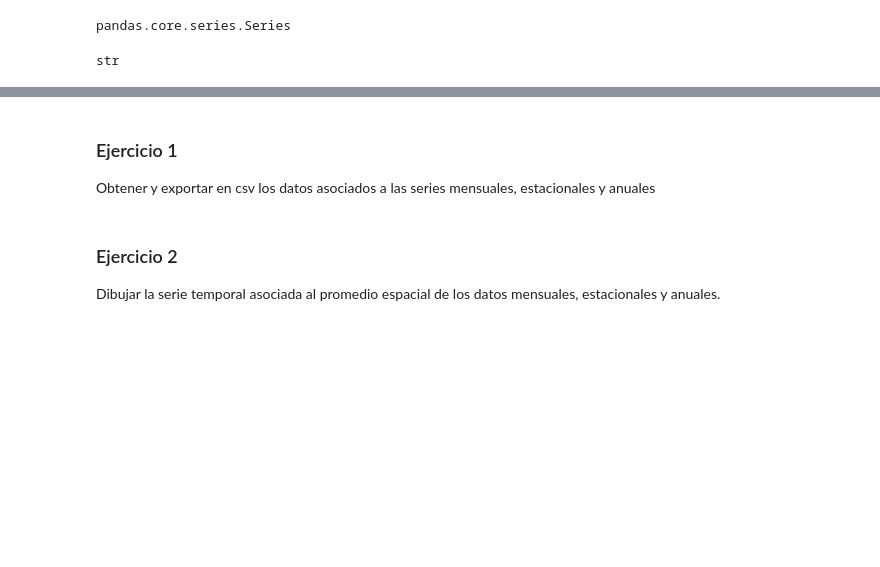
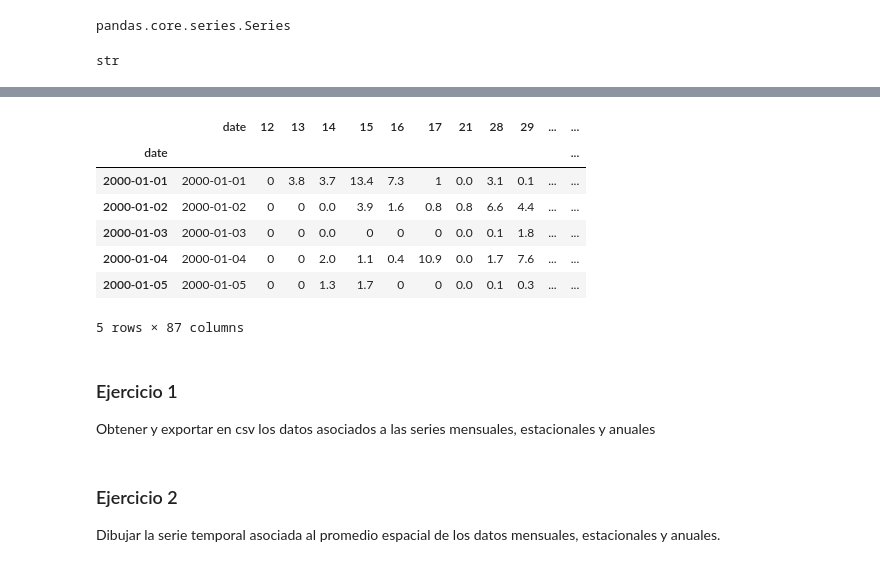
Before and after one commit to yerartdev/uc-m1967-mdsi, a Jupyter notebook: d8/TareaPandas.ipynb, the cells around one changed output, grey strips where cells are left out. Cells and saved outputs as stored; diff of their text form; code cells hidden in the pictures; blank space fills up the shorter version.

Commit message:
Tarea Pandas - series de precipitación, conversión de date a pandas timestamp y puesta como índice con set_index() (ejercicio 0)

```diff
--- a/d8/TareaPandas.ipynb
+++ b/d8/TareaPandas.ipynb
@@ -769,3 +771,9 @@ display(type(precipitaciones.date), type(precipitaciones.date[0]))
 # %% [output]
 pandas.core.series.Series
 str
+# %%
+#::GMG::Podemos hacer que sea una fecha "real" de tipo nativo de pandas
+# https://pandas.pydata.org/pandas-docs/stable/timeseries.html#converting-to-timestamps
+# https://pandas.pydata.org/pandas-docs/stable/generated/pandas.to_datetime.html
+precipitaciones.date = pd.to_datetime(precipitaciones.date, format='%Y-%m-%d')
+display(type(precipitaciones.date), type(precipitaciones.date[0]))
@@ -771,0 +783,6 @@ str
+# %%
+#::GMG::Puesto que vamos a tarbajar con fechas,  lo mejor es que el dataframe
+#       esté indexado por fechas, es decir, por la columna date
+# https://pandas.pydata.org/pandas-docs/stable/generated/pandas.DataFrame.set_index.html
+# https://stackoverflow.com/questions/42399552/convert-pandas-dataframe-index-to-timestamp-format
+precipitaciones = precipitaciones.set_index(precipitaciones.date)
@@ -772,3 +801,19 @@ str
+# %%
+#::GMG::Nuestro dataframe listo :)
+#::nota::vemos que la antigua columna la deja en el dataframe ...
+#        he intentado resolverlo con reset_index() pero no lo he conseguido
+# https://stackoverflow.com/questions/49720616/python-pandas-dataframe-set-index-how-to-keep-the-old-index-column
+# https://pandas.pydata.org/pandas-docs/stable/generated/pandas.DataFrame.reset_index.html
+precipitaciones.head()
+# %% [output]
+|  | date | 12 | 13 | 14 | 15 | 16 | 17 | 21 | 28 | 29 | ... | ... |
+| date |  |  |  |  |  |  |  |  |  |  |  | ... |
+| 2000-01-01 | 2000-01-01 | 0 | 3.8 | 3.7 | 13.4 | 7.3 | 1 | 0.0 | 3.1 | 0.1 | ... | ... |
+| 2000-01-02 | 2000-01-02 | 0 | 0 | 0.0 | 3.9 | 1.6 | 0.8 | 0.8 | 6.6 | 4.4 | ... | ... |
+| 2000-01-03 | 2000-01-03 | 0 | 0 | 0.0 | 0 | 0 | 0 | 0.0 | 0.1 | 1.8 | ... | ... |
+| 2000-01-04 | 2000-01-04 | 0 | 0 | 2.0 | 1.1 | 0.4 | 10.9 | 0.0 | 1.7 | 7.6 | ... | ... |
+| 2000-01-05 | 2000-01-05 | 0 | 0 | 1.3 | 1.7 | 0 | 0 | 0.0 | 0.1 | 0.3 | ... | ... |
+5 rows × 87 columns
 # %% [markdown]
 ### Ejercicio 1
 
```
Also changed, not shown: parts of 4 cells of this notebook.
